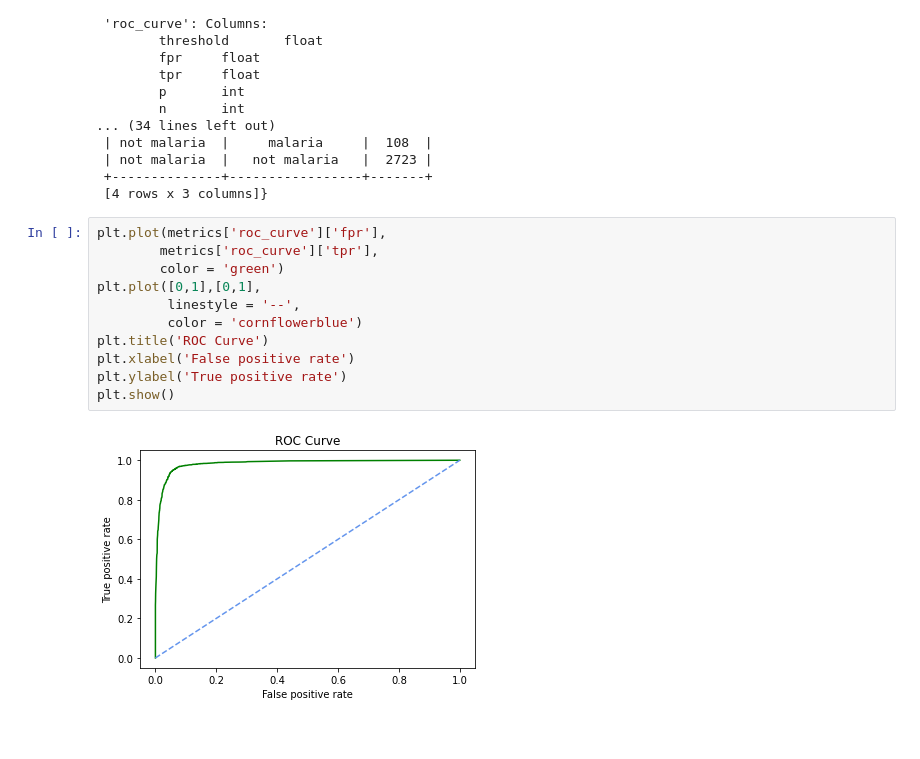
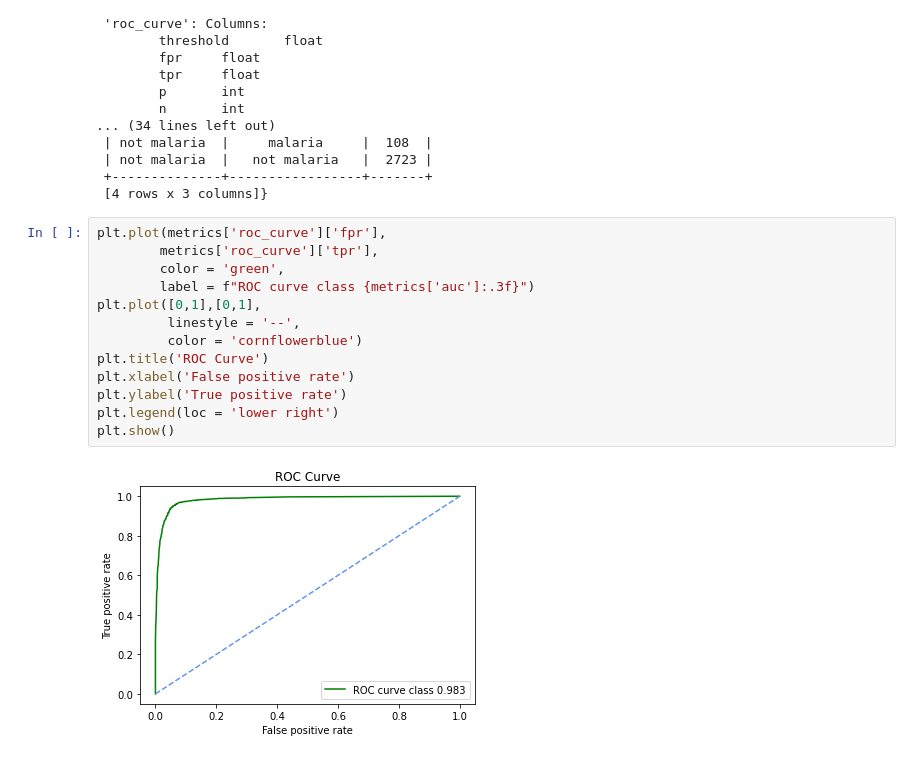
Before and after one commit to alexismenanieves/Malaria_Detection_Project, a Jupyter notebook: Malaria_Detection_Notebook.ipynb, the cells around one changed output. Drawn from its saved outputs; the diff is of its cells as text.

Commit message:
Added annotations on ROC curve

```diff
--- a/Malaria_Detection_Notebook.ipynb
+++ b/Malaria_Detection_Notebook.ipynb
@@ -145,13 +145,15 @@ metrics
 # %%
 plt.plot(metrics['roc_curve']['fpr'],
         metrics['roc_curve']['tpr'],
-        color = 'green')
+        color = 'green',
+        label = f"ROC curve class {metrics['auc']:.3f}")
 plt.plot([0,1],[0,1],
          linestyle = '--',
          color = 'cornflowerblue')
 plt.title('ROC Curve')
 plt.xlabel('False positive rate')
 plt.ylabel('True positive rate')
+plt.legend(loc = 'lower right')
 plt.show()
 # %% [output]
-[figure, old version]
+[figure, new version]
```
